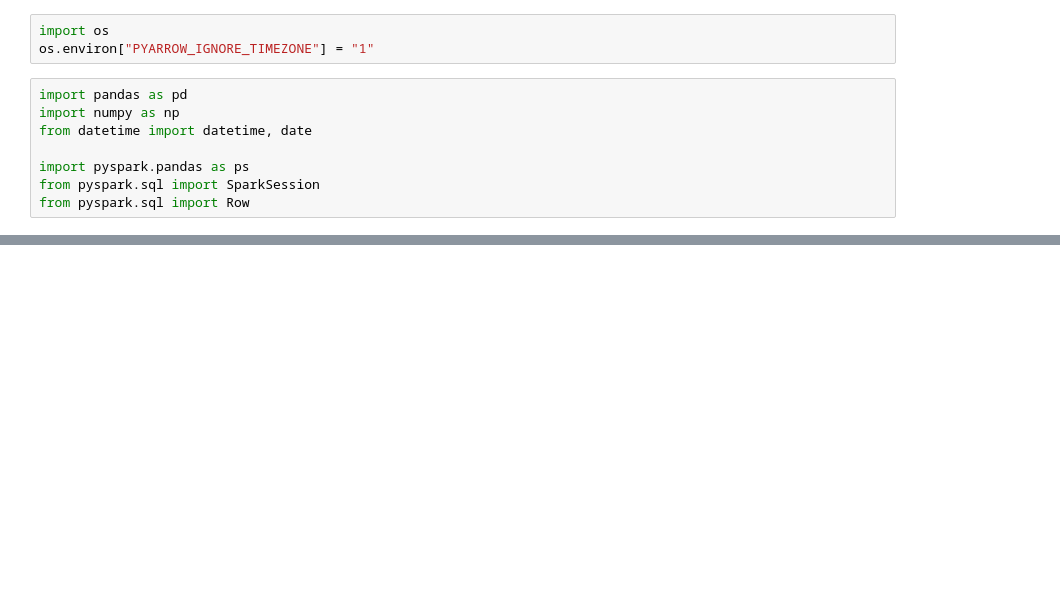
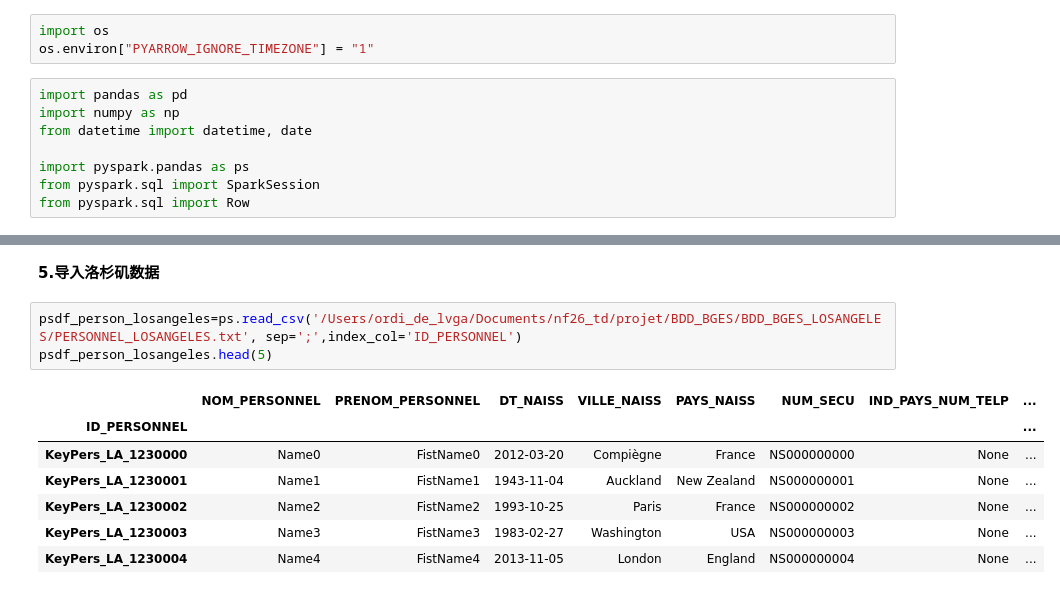
Before and after one commit to lvga1228/NF26_DATAWAREHOUSE, a Jupyter notebook: BDD_BGES/test.ipynb, the cells around one changed output, grey strips where cells are left out. Cells and saved outputs as stored; diff of their text form; blank space fills up the shorter version.

```diff
--- a/BDD_BGES/test.ipynb
+++ b/BDD_BGES/test.ipynb
@@ -28,0 +160,13 @@ psdf_person_paris.head(5)
+# %% [markdown]
+**5.导入洛杉矶数据**
+# %%
+psdf_person_losangeles=ps.read_csv('/Users/ordi_de_lvga/Documents/nf26_td/projet/BDD_BGES/BDD_BGES_LOSANGELES/PERSONNEL_LOSANGELES.txt', sep=';',index_col='ID_PERSONNEL')
+psdf_person_losangeles.head(5)
+# %% [output]
+|  | NOM_PERSONNEL | PRENOM_PERSONNEL | DT_NAISS | VILLE_NAISS | PAYS_NAISS | NUM_SECU | IND_PAYS_NUM_TELP | ... |
+| ID_PERSONNEL |  |  |  |  |  |  |  | ... |
+| KeyPers_LA_1230000 | Name0 | FistName0 | 2012-03-20 | Compiègne | France | NS000000000 | None | ... |
+| KeyPers_LA_1230001 | Name1 | FistName1 | 1943-11-04 | Auckland | New Zealand | NS000000001 | None | ... |
+| KeyPers_LA_1230002 | Name2 | FistName2 | 1993-10-25 | Paris | France | NS000000002 | None | ... |
+| KeyPers_LA_1230003 | Name3 | FistName3 | 1983-02-27 | Washington | USA | NS000000003 | None | ... |
+| KeyPers_LA_1230004 | Name4 | FistName4 | 2013-11-05 | London | England | NS000000004 | None | ... |
```
Also changed, not shown: parts of 24 cells of this notebook.
